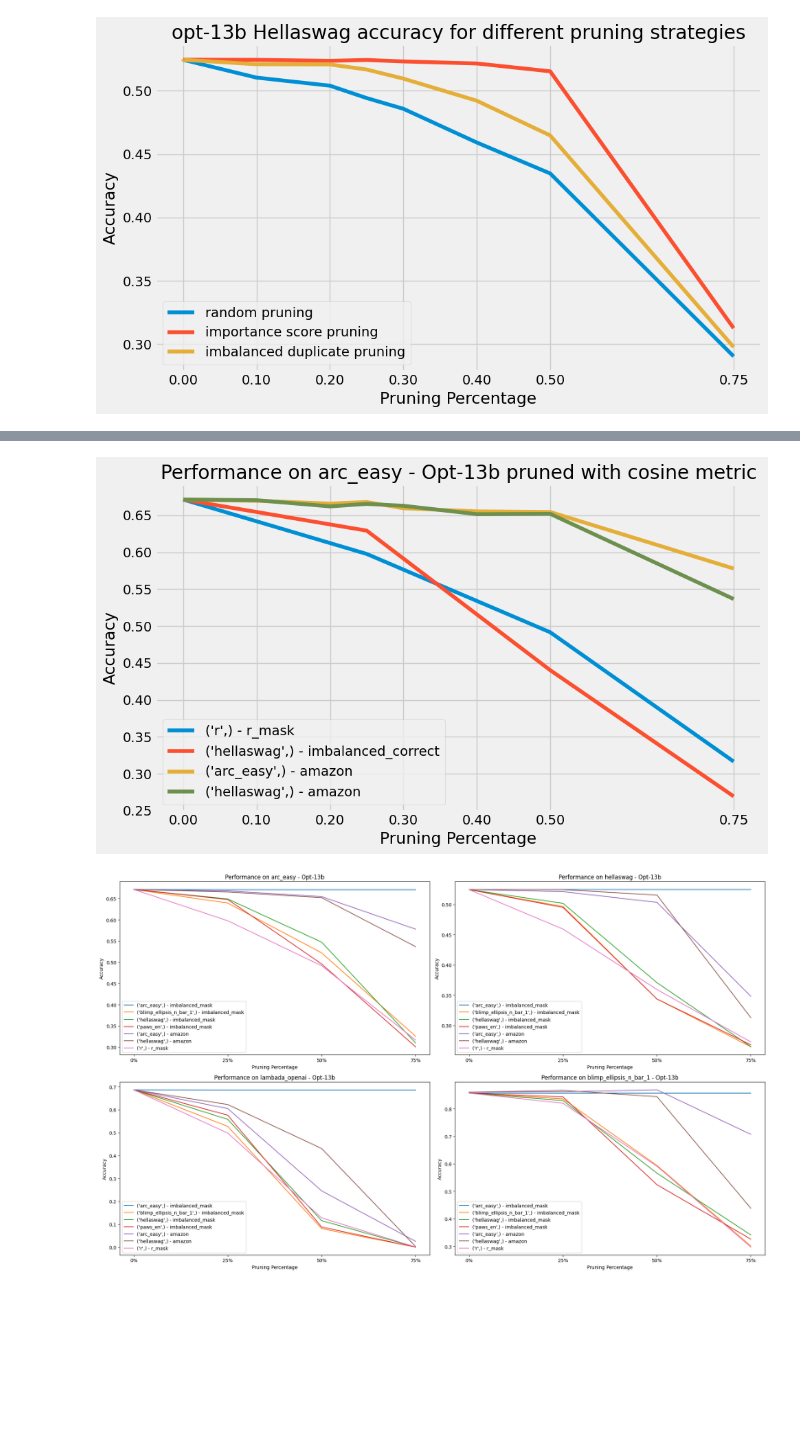
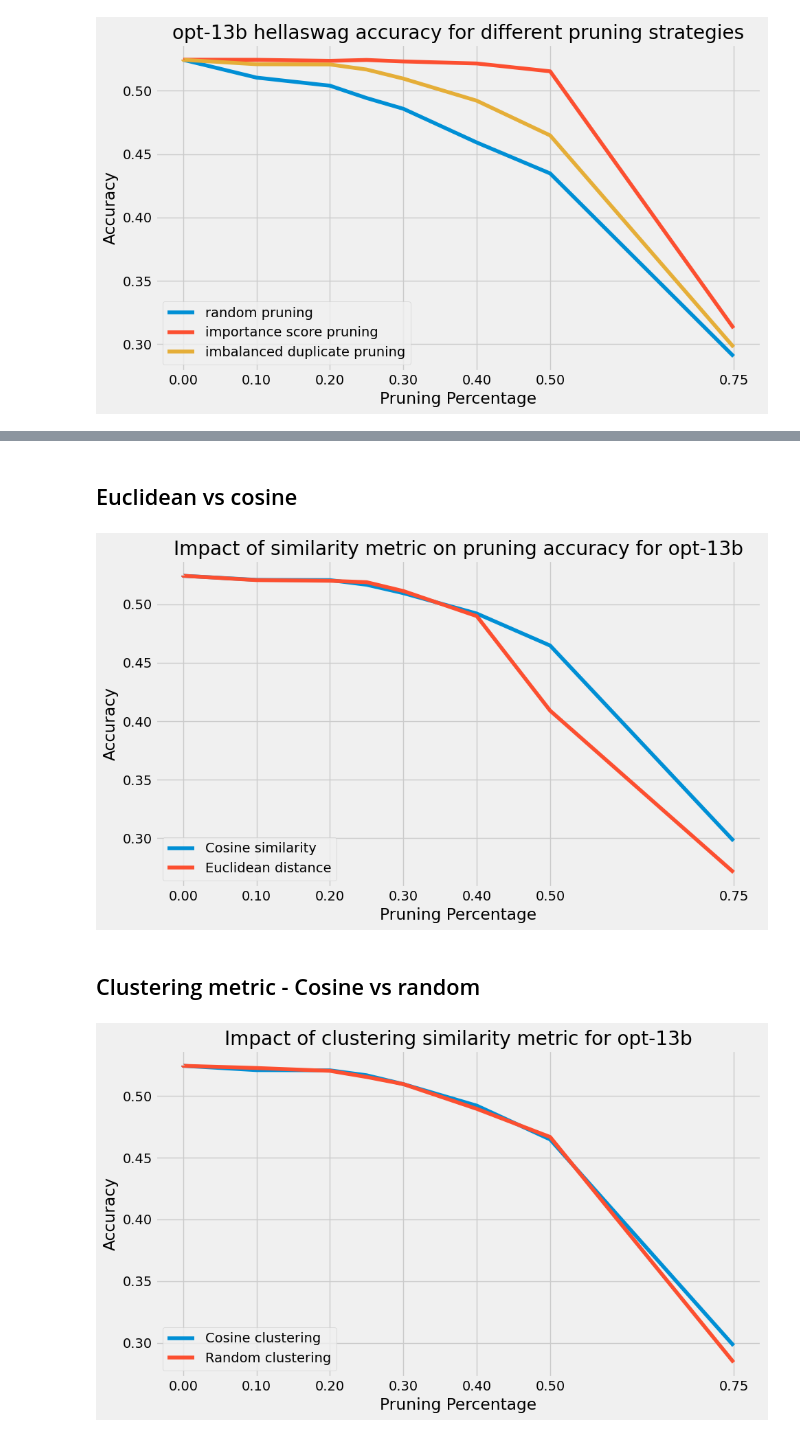
Before and after one commit to johanlaursen/explainabloomity, a Jupyter notebook: results.ipynb, the cells around one changed output, grey strips where cells are left out. Drawn from its saved outputs; the diff is of its cells as text; code cells hidden in the pictures; blank space fills up the shorter version.

```diff
--- a/results.ipynb
+++ b/results.ipynb
@@ -287,61 +224,63 @@ df_final[(df_final['model'] == 'opt-13b') & (df_final['percent'] == 0.75) & (df_
+# %% [markdown]
+## Euclidean vs cosine
 # %%
-def plot_task_comparison(df, task, prune_metric, prune_methods = ['r_mask', 'imbalanced_correct', 'amazon'], model='opt-13b'):
+translate = {'cosine_cosine': 'Cosine similarity', 'euclidean_euclidean': 'Euclidean distance'}
+def plot_metric_comparison(df, task, prune_method, prune_metrics = ['r_mask', 'balanced_mask', 'imbalanced_correct_mask', 'imbalanced_correct', 'amazon'], model='opt-13b'):
     plt.figure(figsize=(10, 6))
 
-    for prune_method in prune_methods:
+    for prune_metric in prune_metrics:
         # Filtering data based on task, prune method, metric, and model
         task_data = df[(df['task'] == task) & (df['prune_method'] == prune_method) &
-                       ((df['metric'] == prune_metric) | (df['metric'] == 'amazon') | (df['metric'] == 'r')) & (df['model'] == model)]
-
+                       ((df['metric'] == prune_metric) | (df['metric'] == 'amazon') | (df['metric'] == 'random_random')) & (df['model'] == model)]
+        mask = (task_data['prune_task'] == task) | (task_data['prune_task'] == 'random')
+        task_data = task_data[mask]
         for prune_task, group_data in task_data.groupby(['prune_task']):
             # Sort and plot each group
             sorted_data = group_data.sort_values(by=['percent'])
-            plt.plot(sorted_data['percent'], sorted_data['norm_accuracy'], label=f'{prune_task} - {prune_method}')
+            plt.plot(sorted_data['percent'], sorted_data['norm_accuracy'], label=f'{translate[prune_metric]}')
 
     # Setting plot details
-    plt.title(f'Performance on {task} - {model.capitalize()} pruned with {prune_metric.split("_")[0]} metric')
+    plt.title(f'Impact of similarity metric on pruning accuracy for {model}')
     plt.xlabel('Pruning Percentage')
     plt.ylabel('Accuracy')
     plt.legend(loc='lower left')
     plt.xticks([0, 0.1, 0.2, 0.3, 0.4, 0.5, 0.75])
-    #plt.grid(True, linestyle='--', alpha=0.5)  # Adding grid with dashed lines and partial transparency
     plt.tight_layout()
     plt.show()
 
 # Call the function for a specific task
-plot_task_comparison(df_final, task='arc_easy', prune_metric='cosine_cosine', model='opt-13b')
+plot_metric_comparison(df_final, task='hellaswag', prune_method='imbalanced_correct', prune_metrics = ['cosine_cosine', 'euclidean_euclidean'])
 # %% [output]
-[figure, old version]
+[figure, new version]
+# %% [markdown]
+## Clustering metric - Cosine vs random
 # %%
-def plot_task_comparisons(df, tasks, prune_metric, prune_methods=['imbalanced_mask', 'amazon', 'r_mask'], model='opt-13b'):
-    # Create a 2x2 subplot grid
-    fig, axes = plt.subplots(nrows=2, ncols=2, figsize=(20, 12))
-    axes = axes.flatten()  # Flatten the axes array for easy iteration
+adjust = {'cosine_cosine': 'Cosine clustering', 'cosine_random': 'Random clustering'}
 
-    # Iterate over the list of tasks and the axes simultaneously
-    for ax, task in zip(axes, tasks):
-        for prune_method in prune_methods:
-            # Filtering data based on task, prune method, metric, and model
-            task_data = df[(df['task'] == task) & (df['prune_method'] == prune_method) &
-                           ((df['metric'] == prune_metric) | (df['metric'] == 'amazon') | (df['metric'] == 'r')) & (df['model'] == model)]
+def plot_metric_clustering(df, task, prune_method, prune_metrics = ['r_mask', 'balanced_mask', 'imbalanced_correct_mask', 'imbalanced_correct', 'amazon'], model='opt-13b'):
+    plt.figure(figsize=(10, 6))
 
-            for prune_task, group_data in task_data.groupby(['prune_task']):
-                # Sort and plot each group
-                sorted_data = group_data.sort_values(by=['percent'])
-                ax.plot(sorted_data['percent'], sorted_data['norm_accuracy'], label=f'{prune_task} - {prune_method}')
+    for prune_metric in prune_metrics:
+        # Filtering data based on task, prune method, metric, and model
+        task_data = df[(df['task'] == task) & (df['prune_method'] == prune_method) &
+                       ((df['metric'] == prune_metric) | (df['metric'] == 'amazon') | (df['metric'] == 'random_random')) & (df['model'] == model)]
+        mask = (task_data['prune_task'] == task) | (task_data['prune_task'] == 'random')
+        task_data = task_data[mask]
+        for prune_task, group_data in task_data.groupby(['prune_task']):
+            # Sort and plot each group
+            sorted_data = group_data.sort_values(by=['percent'])
+            plt.plot(sorted_data['percent'], sorted_data['norm_accuracy'], label=f'{adjust[prune_metric]}')
 
-        # Setting plot details for each subplot
-        ax.set_title(f'Performance on {task} - {model.capitalize()}')
-        ax.set_xlabel('Pruning Percentage')
-        ax.set_ylabel('Accuracy')
-        ax.legend(loc='lower left')
-        ax.set_xticks([0, 0.25, 0.5, 0.75])
-        ax.set_xticklabels(['0%', '25%', '50%', '75%'])
-
-    # Adjust layout to prevent overlap
+    # Setting plot details
+    plt.title(f'Impact of clustering similarity metric for {model}')
+    plt.xlabel('Pruning Percentage')
+    plt.ylabel('Accuracy')
+    plt.legend(loc='lower left')
+    plt.xticks([0, 0.1, 0.2, 0.3, 0.4, 0.5, 0.75])
     plt.tight_layout()
     plt.show()
 
-plot_task_comparisons(df_final, tasks = ['arc_easy', 'hellaswag', 'lambada_openai', 'blimp_ellipsis_n_bar_1'], prune_metric='cosine_cosine', model='opt-13b')
+# Call the function for a specific task
+plot_metric_clustering(df_final, task='hellaswag', prune_method='imbalanced_correct', prune_metrics = ['cosine_cosine', 'cosine_random'])
 # %% [output]
-[figure, old version]
+[figure, new version]
```
Also changed, not shown: parts of 24 cells of this notebook.
